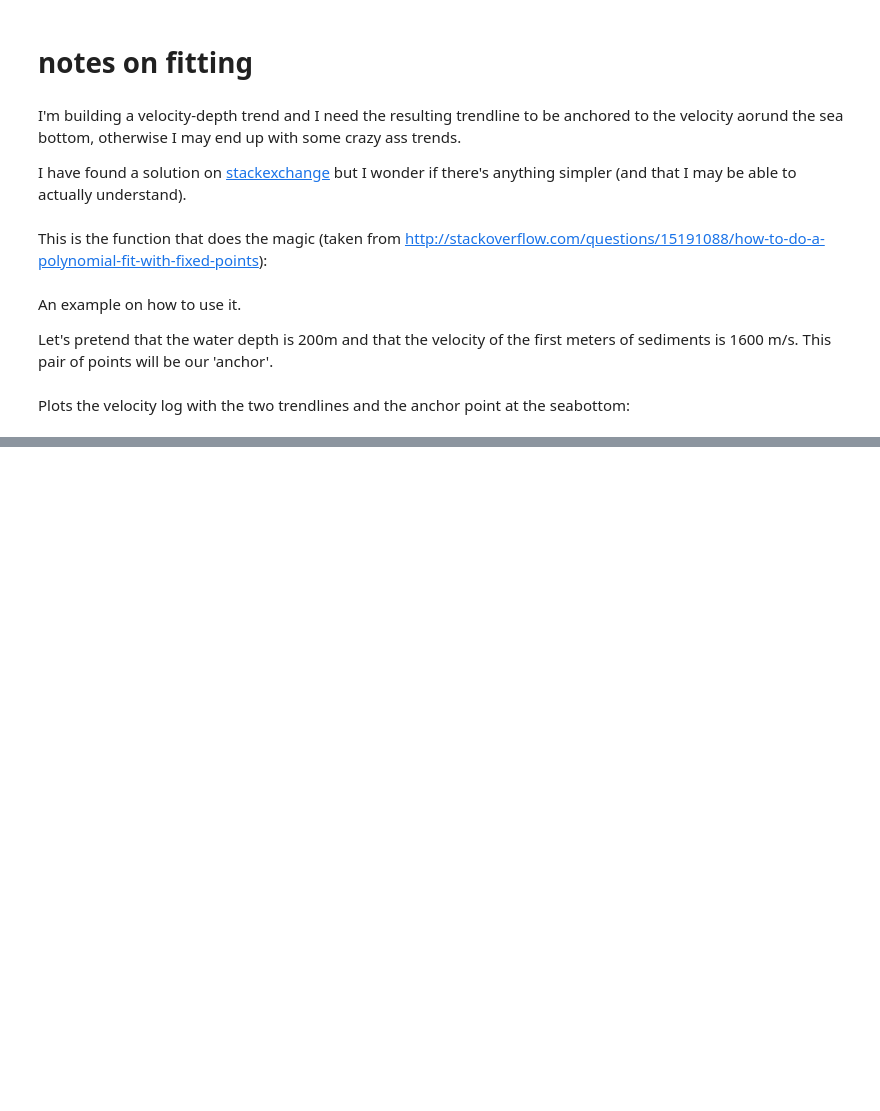
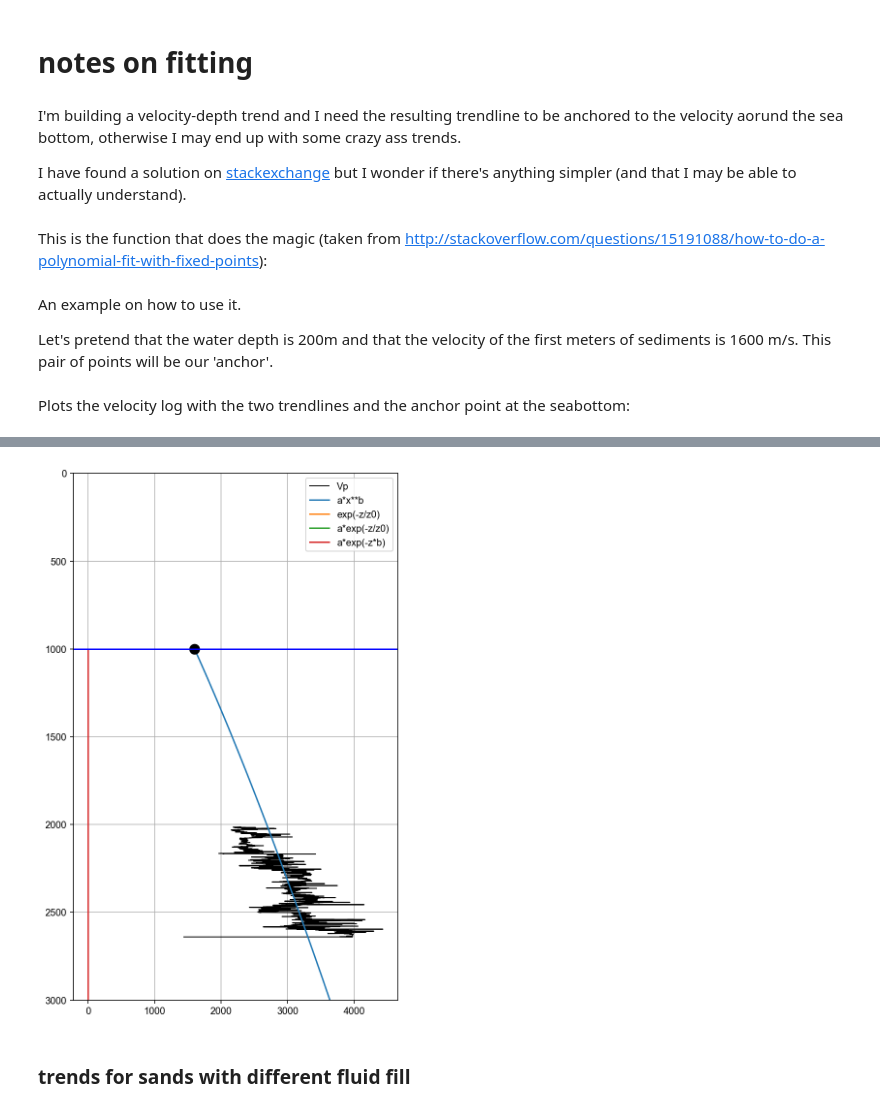
Before and after one commit to Kevin2599/geophysical_notes, a Jupyter notebook: fitting.ipynb, the cells around one changed output, grey strips where cells are left out. Cells and saved outputs as stored; diff of their text form; code cells hidden in the pictures; blank space fills up the shorter version.

```diff
--- a/fitting.ipynb
+++ b/fitting.ipynb
@@ -66,0 +199,18 @@ plt.grid()
+# %%
+plt.figure(figsize=(6,10))
+plt.plot(vp,z,'k',lw=1,label='Vp')
+# plt.plot(trend0,zfit,'r',lw=4,label='np.polyfit')
+# plt.plot(trend2,zfit,'y',lw=2,label='np.linalg.lstsq constrained')
+plt.plot(trend4a,zfit,label='a*x**b')
+plt.plot(trend5a,zfit,label='exp(-z/z0)')
+plt.plot(trend6a,zfit,label='a*exp(-z/z0)')
+plt.plot(trend7a,zfit,label='a*exp(-z*b)')
+plt.plot(vp0,z0,'ko',ms=10)
+plt.ylim(3000,0)
+plt.axhline(y=z0, color='b')
+plt.legend(fontsize='medium')
+plt.grid()
+# %% [output]
+[figure, added]
+# %% [markdown]
+### trends for sands with different fluid fill
```
Also changed, not shown: parts of 13 cells of this notebook.
